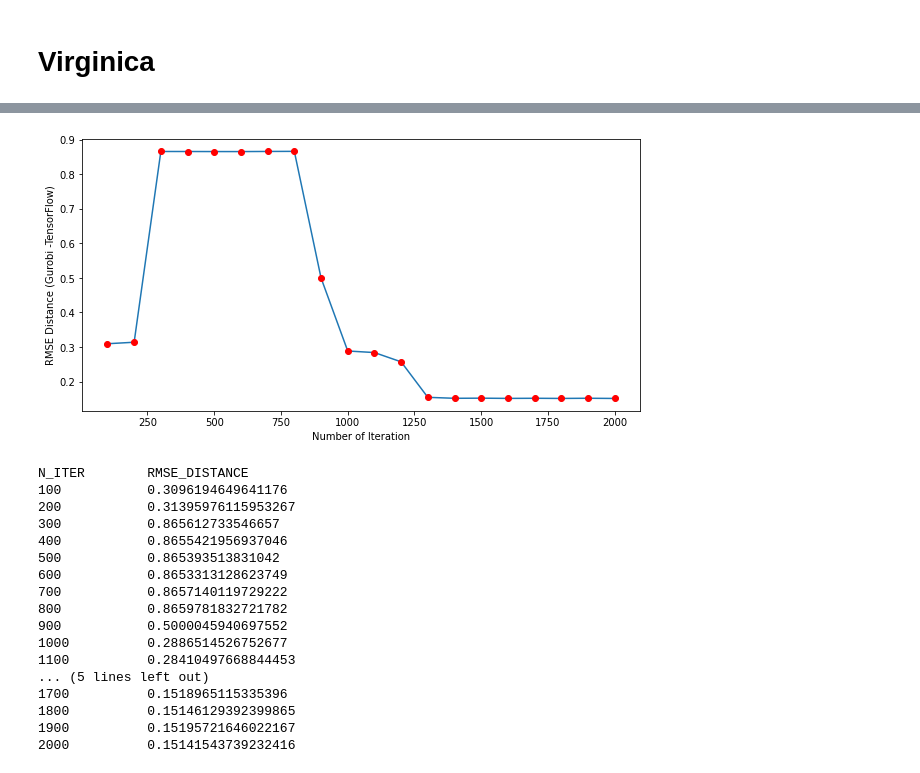
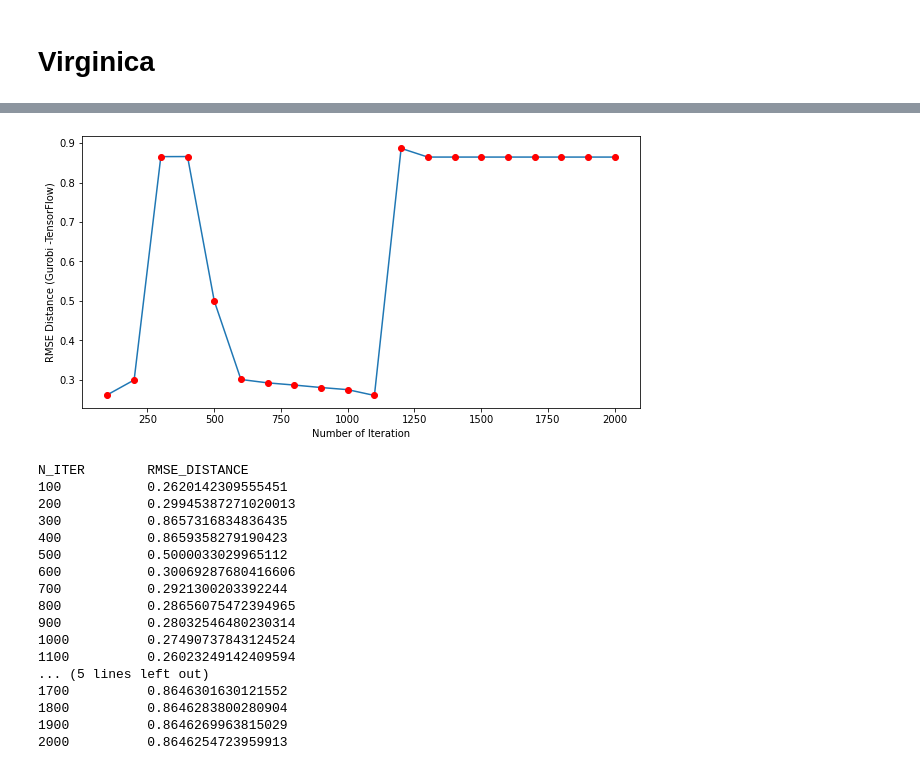
Before and after one commit to GiacomoInt/Tesi, a Jupyter notebook: notebook/Grafici/Prove-2/Low-Penalization/Virginica-Chi-LowPenalization.ipynb, the cells around one changed output, grey strips where cells are left out. Cells and saved outputs as stored; diff of their text form; code cells hidden in the pictures.

```diff
--- a/notebook/Grafici/Prove-2/Low-Penalization/Virginica-Chi-LowPenalization.ipynb
+++ b/notebook/Grafici/Prove-2/Low-Penalization/Virginica-Chi-LowPenalization.ipynb
@@ -79,23 +79,23 @@ N_ITER        RMSE_DISTANCE
 # %%
-grafico("../../log/Low-Penalization/Virginica/c1_sigma01_penalization001.log")
-tabella("../../log/Low-Penalization/Virginica/c1_sigma01_penalization001.log")
+grafico("../../../../log/Prove-2/Low-Penalization/Virginica/c1_sigma01_penalization001.log")
+tabella("../../../../log/Prove-2/Low-Penalization/Virginica/c1_sigma01_penalization001.log")
 # %% [output]
-[figure, old version]
+[figure, new version]
 N_ITER        RMSE_DISTANCE
-100           0.3096194649641176
-200           0.31395976115953267
-300           0.865612733546657
-400           0.8655421956937046
-500           0.865393513831042
-600           0.8653313128623749
-700           0.8657140119729222
-800           0.8659781832721782
-900           0.5000045940697552
-1000          0.2886514526752677
-1100          0.28410497668844453
+100           0.2620142309555451
+200           0.29945387271020013
+300           0.8657316834836435
+400           0.8659358279190423
+500           0.5000033029965112
+600           0.30069287680416606
+700           0.2921300203392244
+800           0.28656075472394965
+900           0.28032546480230314
+1000          0.27490737843124524
+1100          0.26023249142409594
 ... (5 lines left out)
-1700          0.1518965115335396
-1800          0.15146129392399865
-1900          0.15195721646022167
-2000          0.15141543739232416
+1700          0.8646301630121552
+1800          0.8646283800280904
+1900          0.8646269963815029
+2000          0.8646254723959913
 # %%
```
Also changed, not shown: parts of 25 cells of this notebook, 8 other files.
